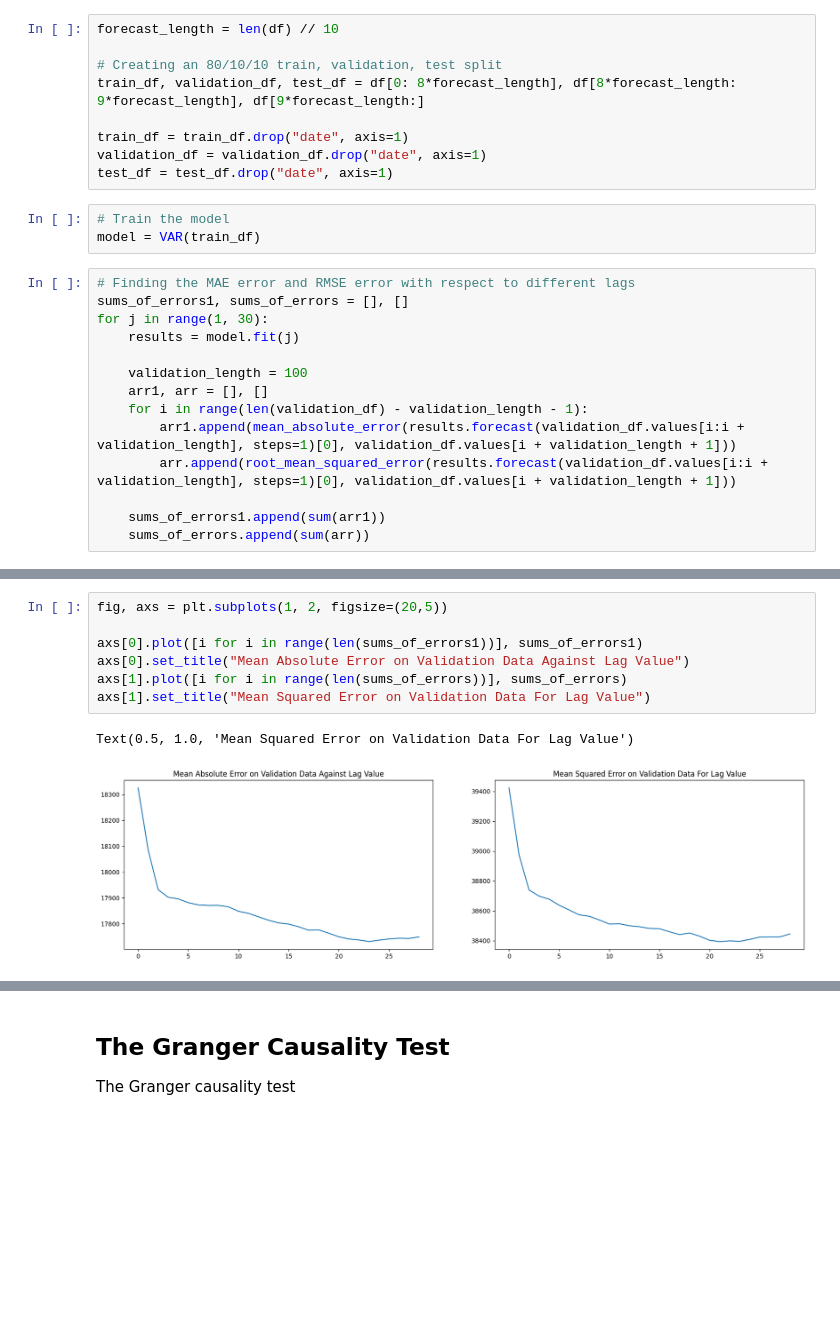
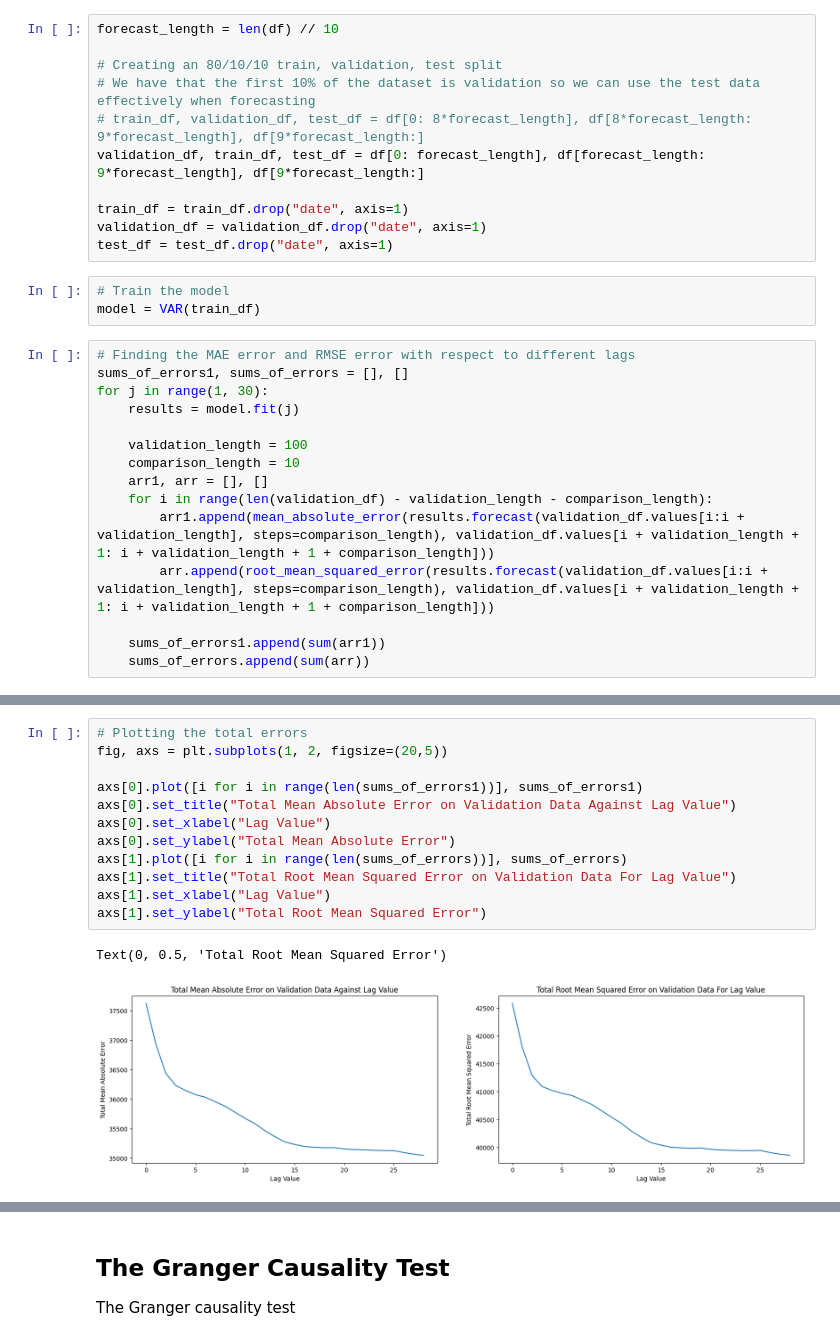
Before and after one commit to djjjones6/Group_Assessment_2, a Jupyter notebook: ChristianN/VAR Model.ipynb, the cells around one changed output, grey strips where cells are left out. Saved outputs shown, nothing was run; the diff lists cells and outputs as text; blank space fills up the shorter version.

```diff
--- a/ChristianN/VAR Model.ipynb
+++ b/ChristianN/VAR Model.ipynb
@@ -92,7 +90,9 @@ Recall that you are reading: https://phdinds-aim.github.io/time_series_handbook/
 forecast_length = len(df) // 10
 
 # Creating an 80/10/10 train, validation, test split
-train_df, validation_df, test_df = df[0: 8*forecast_length], df[8*forecast_length: 9*forecast_length], df[9*forecast_length:]
+# We have that the first 10% of the dataset is validation so we can use the test data effectively when forecasting
+# train_df, validation_df, test_df = df[0: 8*forecast_length], df[8*forecast_length: 9*forecast_length], df[9*forecast_length:]
+validation_df, train_df, test_df = df[0: forecast_length], df[forecast_length: 9*forecast_length], df[9*forecast_length:]
 
 train_df = train_df.drop("date", axis=1)
 validation_df = validation_df.drop("date", axis=1)
@@ -107,10 +107,11 @@ for j in range(1, 30):
     results = model.fit(j)
 
     validation_length = 100
+    comparison_length = 10
     arr1, arr = [], []
-    for i in range(len(validation_df) - validation_length - 1):
-        arr1.append(mean_absolute_error(results.forecast(validation_df.values[i:i + validation_length], steps=1)[0], validation_df.values[i + validation_length + 1]))
-        arr.append(root_mean_squared_error(results.forecast(validation_df.values[i:i + validation_length], steps=1)[0], validation_df.values[i + validation_length + 1]))
+    for i in range(len(validation_df) - validation_length - comparison_length):
+        arr1.append(mean_absolute_error(results.forecast(validation_df.values[i:i + validation_length], steps=comparison_length), validation_df.values[i + validation_length + 1: i + validation_length + 1 + comparison_length]))
+        arr.append(root_mean_squared_error(results.forecast(validation_df.values[i:i + validation_length], steps=comparison_length), validation_df.values[i + validation_length + 1: i + validation_length + 1 + comparison_length]))
 
     sums_of_errors1.append(sum(arr1))
     sums_of_errors.append(sum(arr))
@@ -117,11 +130,16 @@ for j in range(1, 30):
 # %%
+# Plotting the total errors
 fig, axs = plt.subplots(1, 2, figsize=(20,5))
 
 axs[0].plot([i for i in range(len(sums_of_errors1))], sums_of_errors1)
-axs[0].set_title("Mean Absolute Error on Validation Data Against Lag Value")
+axs[0].set_title("Total Mean Absolute Error on Validation Data Against Lag Value")
+axs[0].set_xlabel("Lag Value")
+axs[0].set_ylabel("Total Mean Absolute Error")
 axs[1].plot([i for i in range(len(sums_of_errors))], sums_of_errors)
-axs[1].set_title("Mean Squared Error on Validation Data For Lag Value")
+axs[1].set_title("Total Root Mean Squared Error on Validation Data For Lag Value")
+axs[1].set_xlabel("Lag Value")
+axs[1].set_ylabel("Total Root Mean Squared Error")
 # %% [output]
-Text(0.5, 1.0, 'Mean Squared Error on Validation Data For Lag Value')
+Text(0, 0.5, 'Total Root Mean Squared Error')
-[figure, old version]
+[figure, new version]
 # %% [markdown]
```
Also changed, not shown: parts of 20 cells of this notebook.
